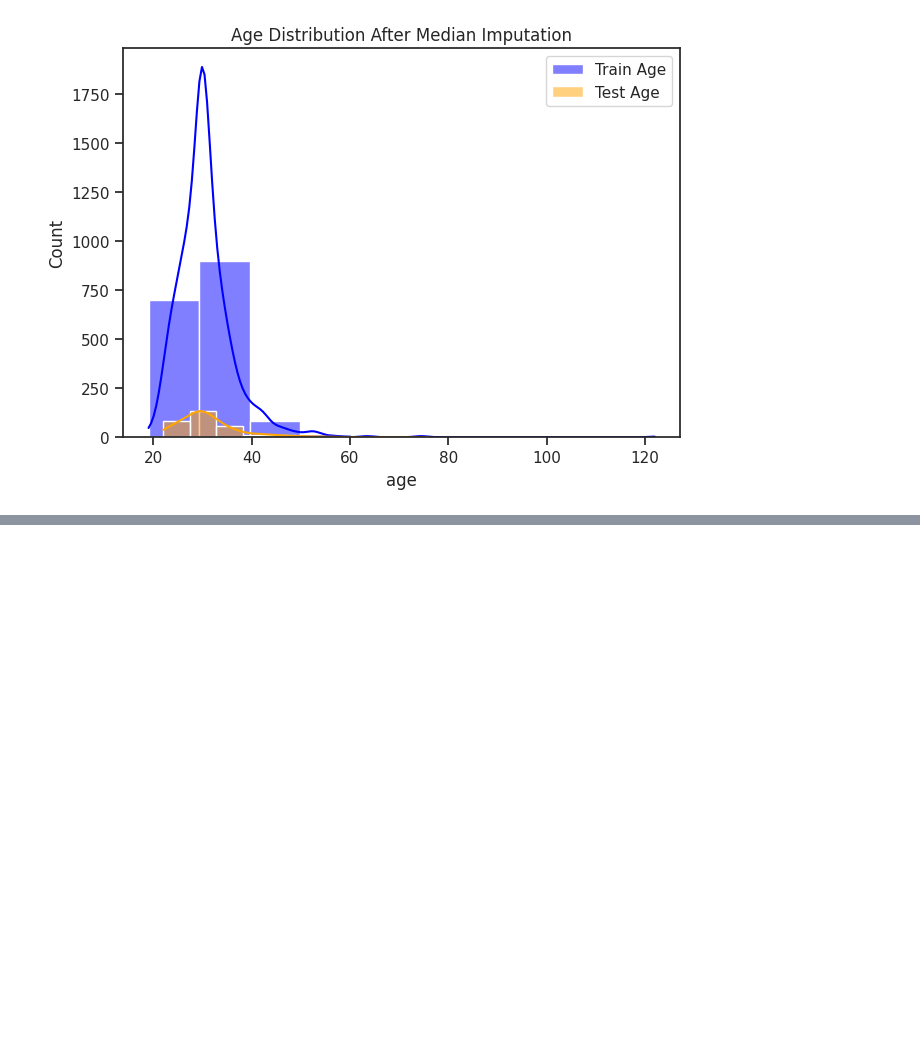
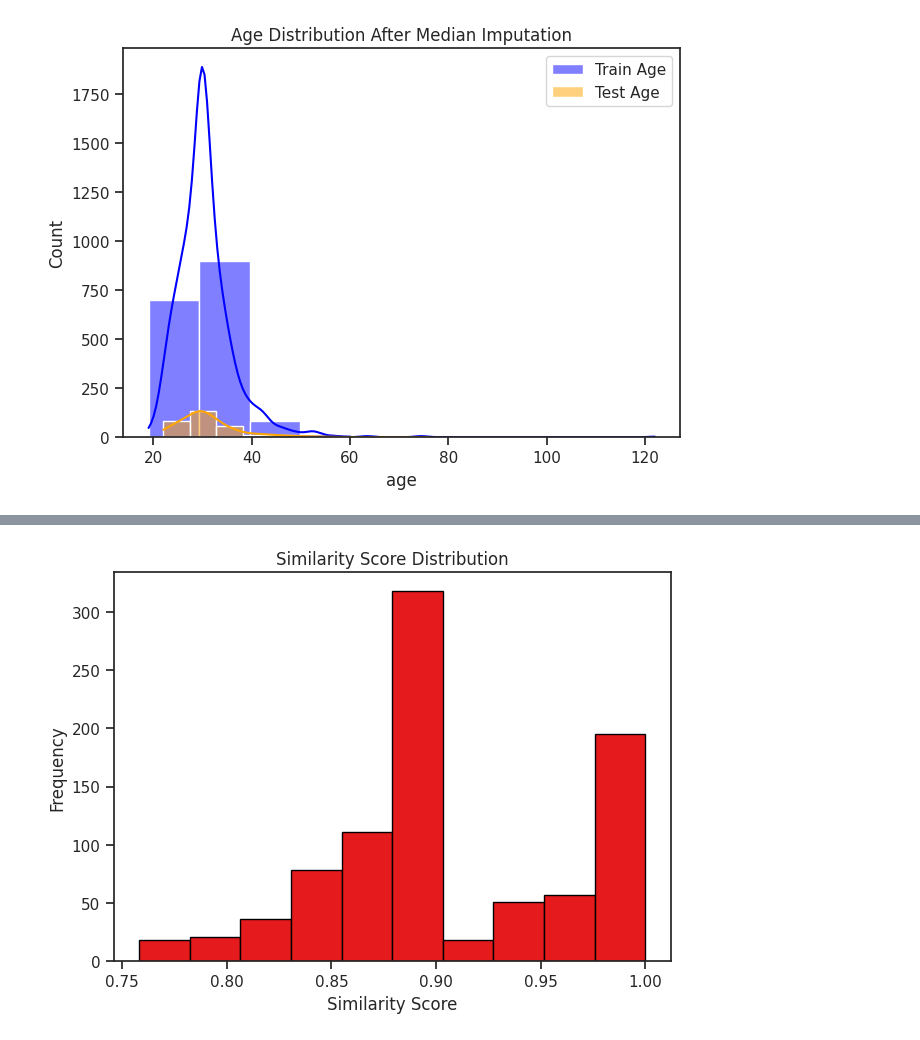
Before and after one commit to Shivani8780/CRIME-PREDICTION, a Jupyter notebook: Matrimonial-Profile.ipynb, the cells around one changed output, grey strips where cells are left out. Cells and saved outputs as stored; diff of their text form; code cells hidden in the pictures; blank space fills up the shorter version.

```diff
--- a/Matrimonial-Profile.ipynb
+++ b/Matrimonial-Profile.ipynb
@@ -1348,0 +1422,32 @@ print(matches_df.head())
+# %%
+unmatched_candidates = []  # Initialize an empty list to store unmatched candidates
+
+# Iterate through each candidate in df2 (test dataset)
+for _, candidate in df2.iterrows():
+    best_match = None
+    highest_score = -1
+
+    # Compare the candidate against all profiles in df1 (train dataset)
+    for _, profile in df1.iterrows():
+        # Calculate the similarity score
+        score = calculate_similarity(candidate, profile, weights)
+
+        if score > highest_score:
+            highest_score = score
+            best_match = profile
+
+    # Store the match result
+    if best_match is not None and highest_score > threshold:
+        matches.append({
+            'Candidate_ID': candidate['member_id'],
+            'Matched_Profile_ID': best_match['member_id'],
+            'Score': highest_score
+        })
+    else:
+        print(f"No match found for Candidate {candidate['member_id']} with score {highest_score}")
+        # Add the unmatched candidate to the list
+        unmatched_candidates.append(candidate['member_id'])
+
+# Optionally, print out unmatched candidates
+if unmatched_candidates:
+    print(f"Unmatched Candidates: {unmatched_candidates}")
@@ -1348,0 +1479,11 @@ print(matches_df.head())
+# %%
+# Assuming you have a list of all similarity scores
+scores = [match['Score'] for match in matches]
+
+plt.hist(scores, bins=10, edgecolor='black')
+plt.title('Similarity Score Distribution')
+plt.xlabel('Similarity Score')
+plt.ylabel('Frequency')
+plt.show()
+# %% [output]
+[figure, added]
```
Also changed, not shown: parts of 16 cells of this notebook.
